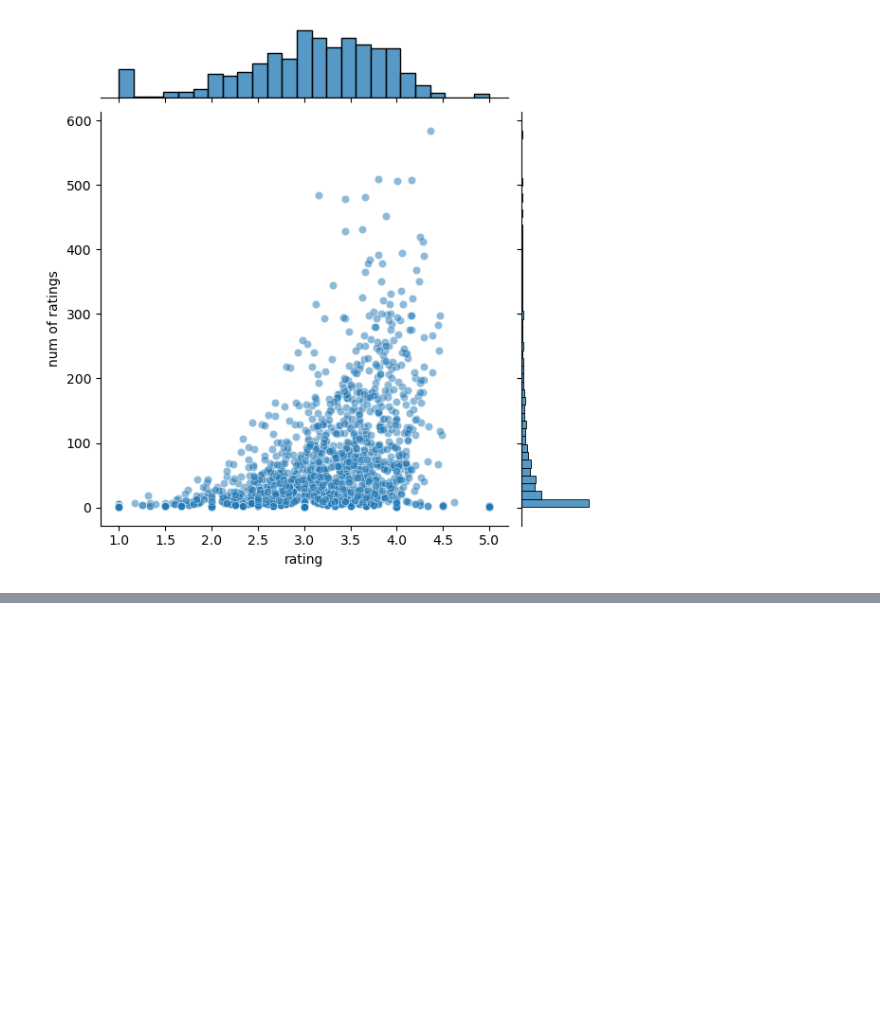
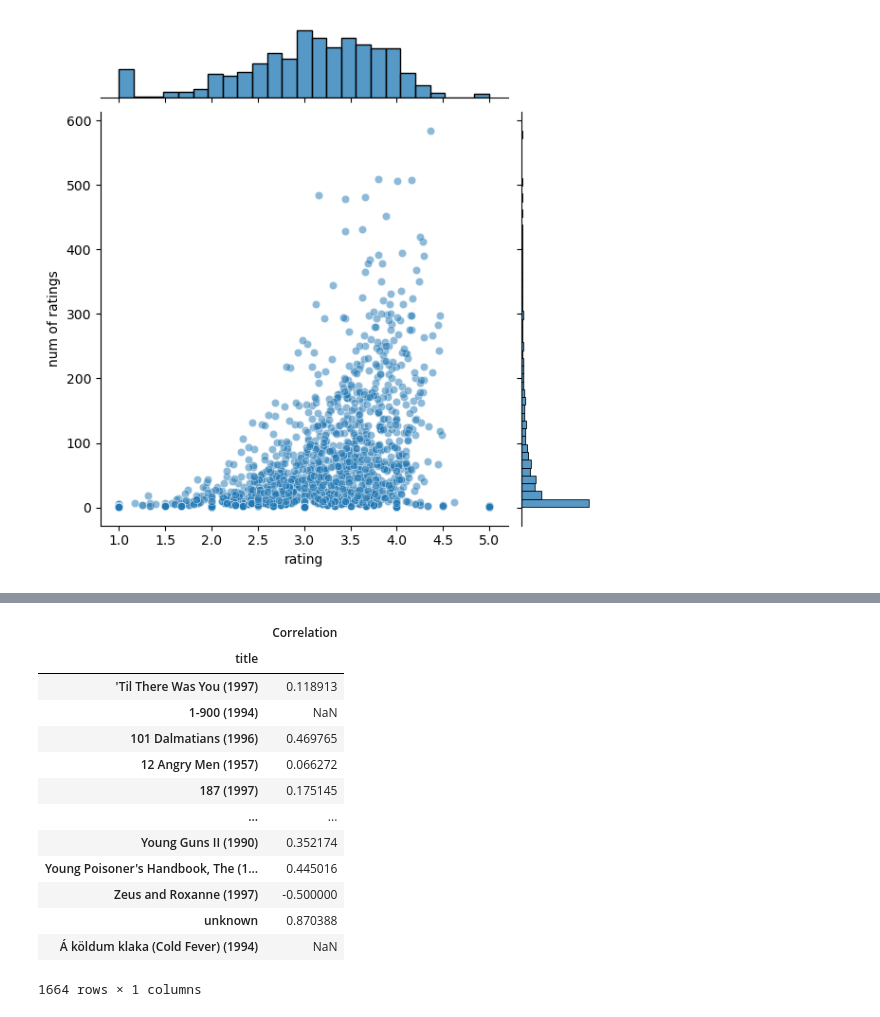
Before and after one commit to bttodd11/Python_DataScience, a Jupyter notebook: Section 23 - Recommender Systems/Untitled.ipynb, the cells around one changed output, grey strips where cells are left out. Drawn from its saved outputs; the diff is of its cells as text; code cells hidden in the pictures; blank space fills up the shorter version.

```diff
--- a/Section 23 - Recommender Systems/Untitled.ipynb
+++ b/Section 23 - Recommender Systems/Untitled.ipynb
@@ -98,0 +133,3 @@ sns.jointplot(x = 'rating', y='num of ratings', data=rating, alpha=0.5)
+# %%
+starwars_user_ratings = moviemat['Star Wars (1977)']
+ll_user_ratings = moviemat['Liar Liar (1997)']
@@ -98,0 +148,2 @@ sns.jointplot(x = 'rating', y='num of ratings', data=rating, alpha=0.5)
+# %%
+sim_to_ll = moviemat.corrwith(ll_user_ratings)
@@ -98,0 +190,19 @@ sns.jointplot(x = 'rating', y='num of ratings', data=rating, alpha=0.5)
+# %%
+corr_ll = pd.DataFrame(sim_to_ll, columns=['Correlation'])
+# %%
+corr_ll
+# %% [output]
+|  | Correlation |
+| title |  |
+| 'Til There Was You (1997) | 0.118913 |
+| 1-900 (1994) | NaN |
+| 101 Dalmatians (1996) | 0.469765 |
+| 12 Angry Men (1957) | 0.066272 |
+| 187 (1997) | 0.175145 |
+| ... | ... |
+| Young Guns II (1990) | 0.352174 |
+| Young Poisoner's Handbook, The (1... | 0.445016 |
+| Zeus and Roxanne (1997) | -0.500000 |
+| unknown | 0.870388 |
+| Á köldum klaka (Cold Fever) (1994) | NaN |
+1664 rows × 1 columns
```
Also changed, not shown: parts of 13 cells of this notebook, 1 other file.
